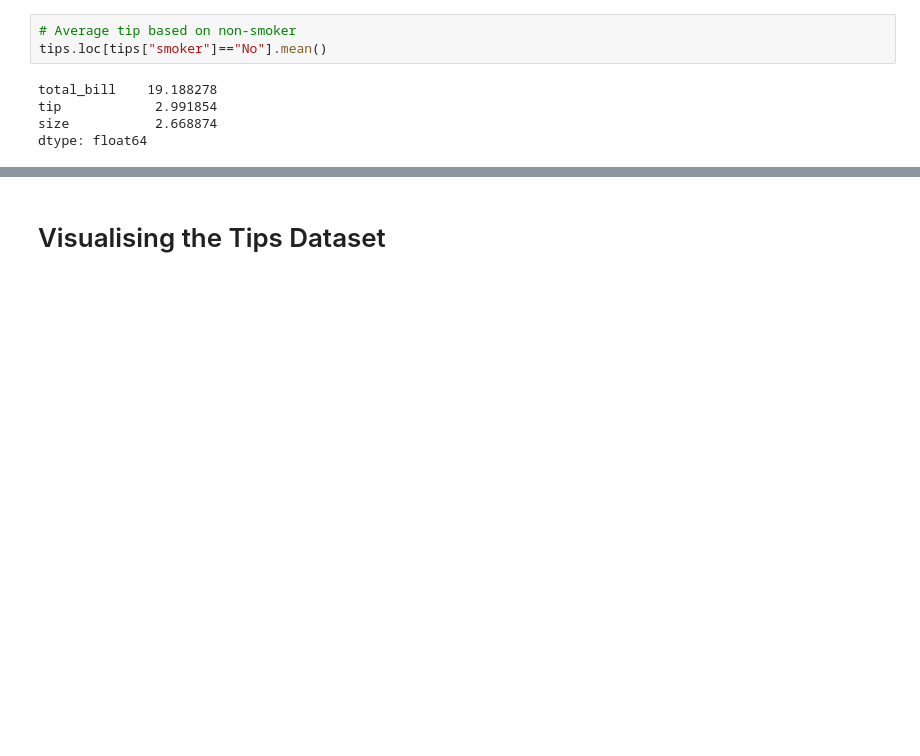
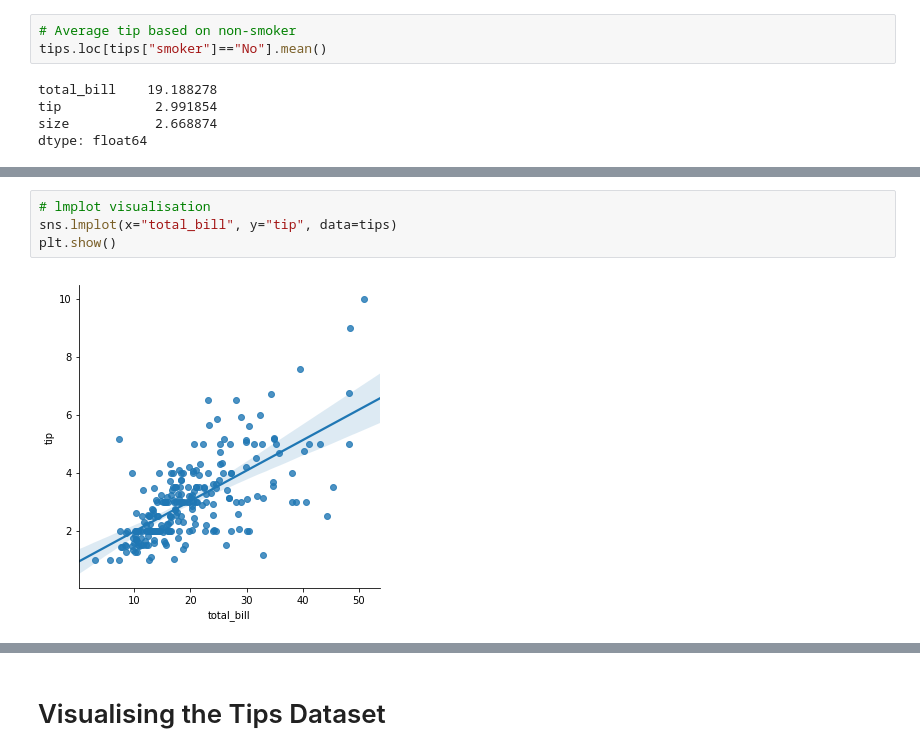
Before and after one commit to pauladaly/Fundamentals-Assessment, a Jupyter notebook: Fundamentals-Assessment.ipynb, the cells around one changed output, grey strips where cells are left out. Saved outputs shown, nothing was run; the diff lists cells and outputs as text; blank space fills up the shorter version.

```diff
--- a/Fundamentals-Assessment.ipynb
+++ b/Fundamentals-Assessment.ipynb
@@ -145,0 +219,6 @@ dtype: float64
+# %%
+# lmplot visualisation
+sns.lmplot(x="total_bill", y="tip", data=tips)
+plt.show()
+# %% [output]
+[figure, added]
```
Also changed, not shown: parts of 29 cells of this notebook, 1 other file.
